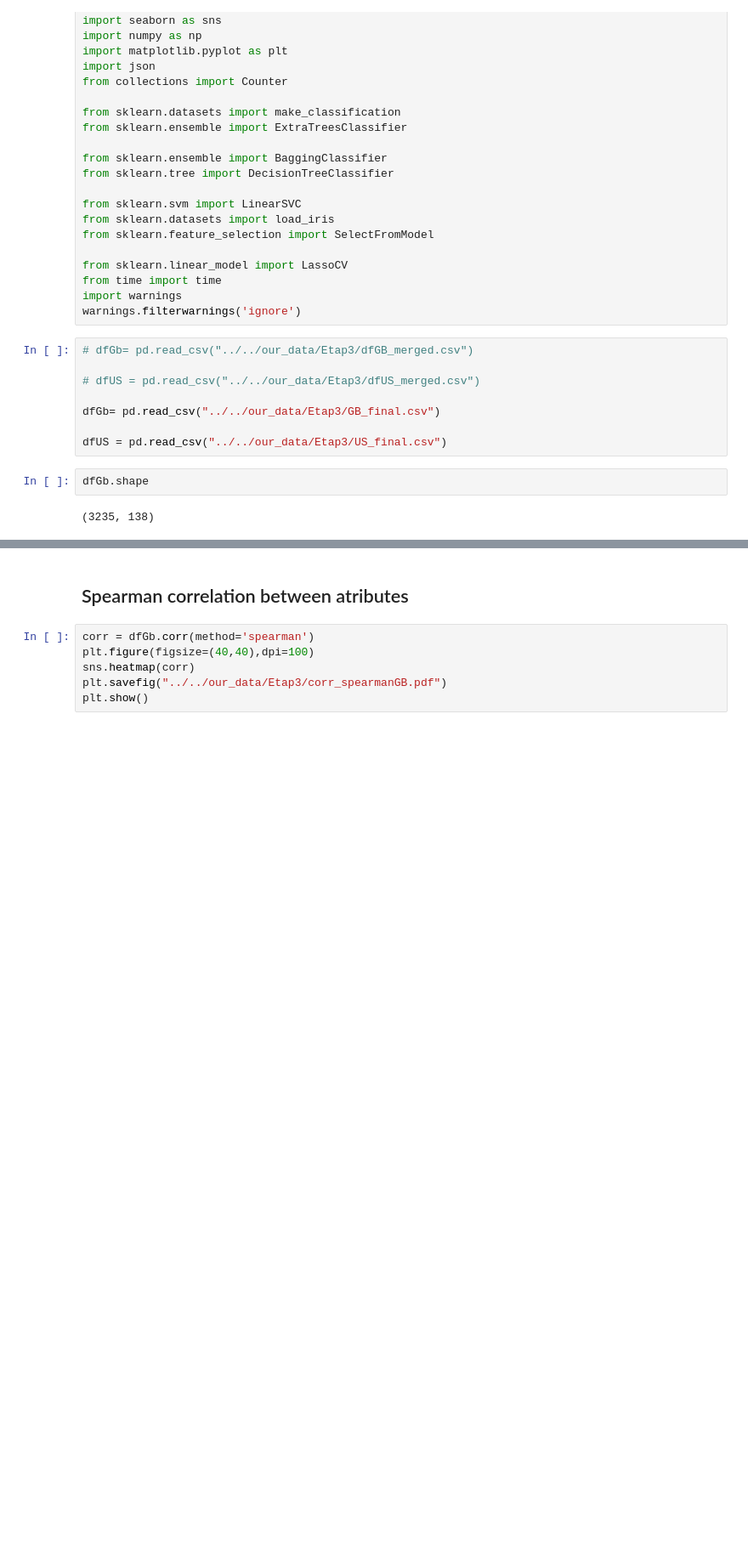
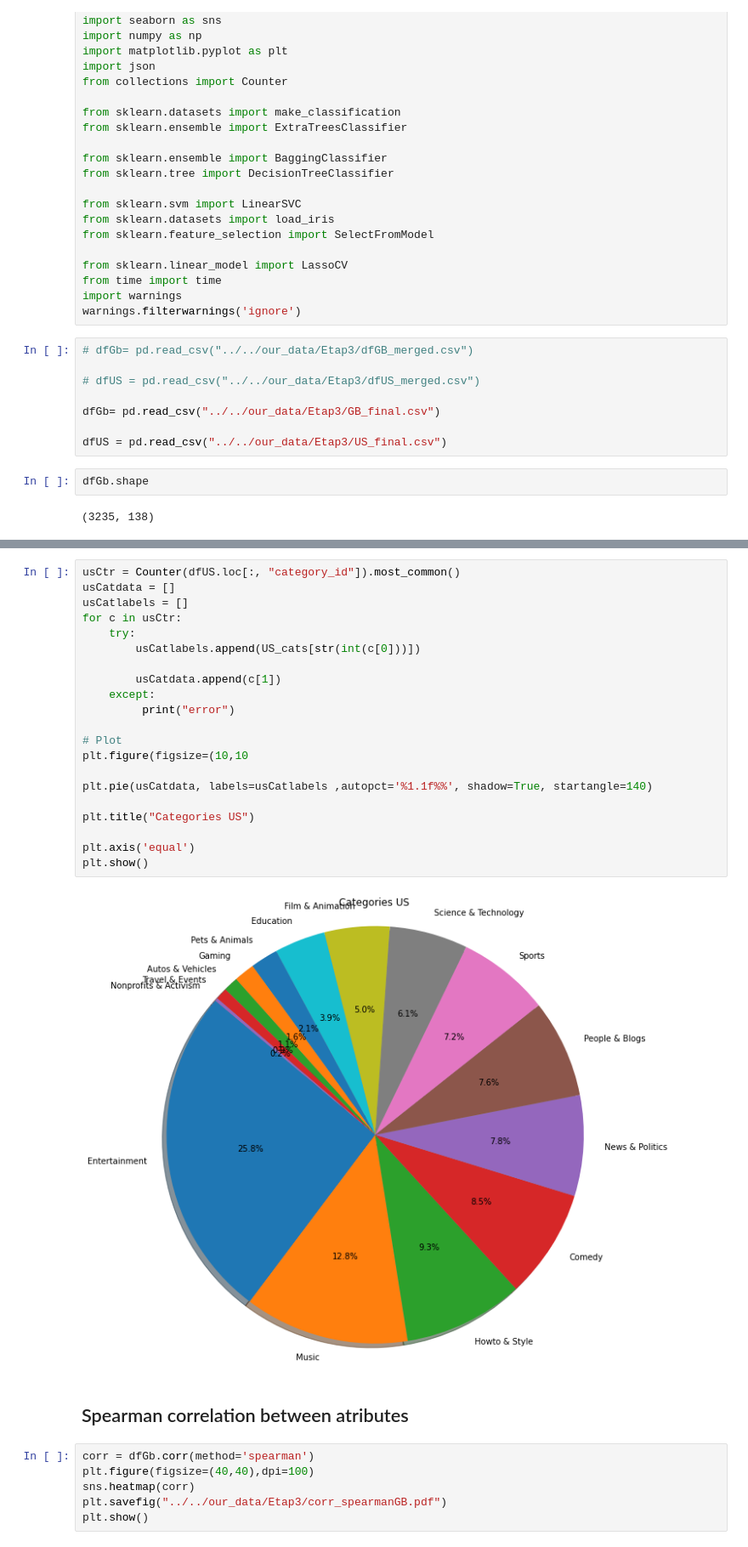
Before and after one commit to AdamKlejda/PED_YT, a Jupyter notebook: notebooks/Etap3/Corr and feature imp.ipynb, the cells around one changed output, grey strips where cells are left out. Shown at 85% size. Saved outputs shown, nothing was run; the diff lists cells and outputs as text; blank space fills up the shorter version.

```diff
--- a/notebooks/Etap3/Corr and feature imp.ipynb
+++ b/notebooks/Etap3/Corr and feature imp.ipynb
@@ -37,3 +85,26 @@ dfGb.shape
+# %%
+usCtr = Counter(dfUS.loc[:, "category_id"]).most_common()
+usCatdata = []
+usCatlabels = []
+for c in usCtr:
+    try:
+        usCatlabels.append(US_cats[str(int(c[0]))])
+
+        usCatdata.append(c[1])
+    except:
+         print("error")
+
+# Plot
+plt.figure(figsize=(10,10
+
+plt.pie(usCatdata, labels=usCatlabels ,autopct='%1.1f%%', shadow=True, startangle=140)
+
+plt.title("Categories US")
+
+plt.axis('equal')
+plt.show()
+# %% [output]
+[figure, added]
 # %% [markdown]
 ## Spearman correlation between atributes
 # %%
```
Also changed, not shown: parts of 11 cells of this notebook, 2 other files.
